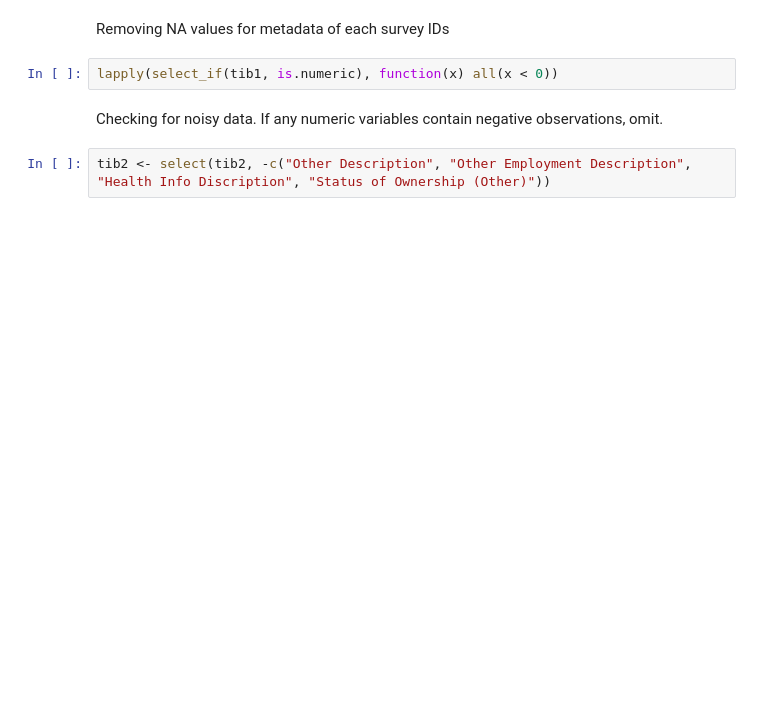
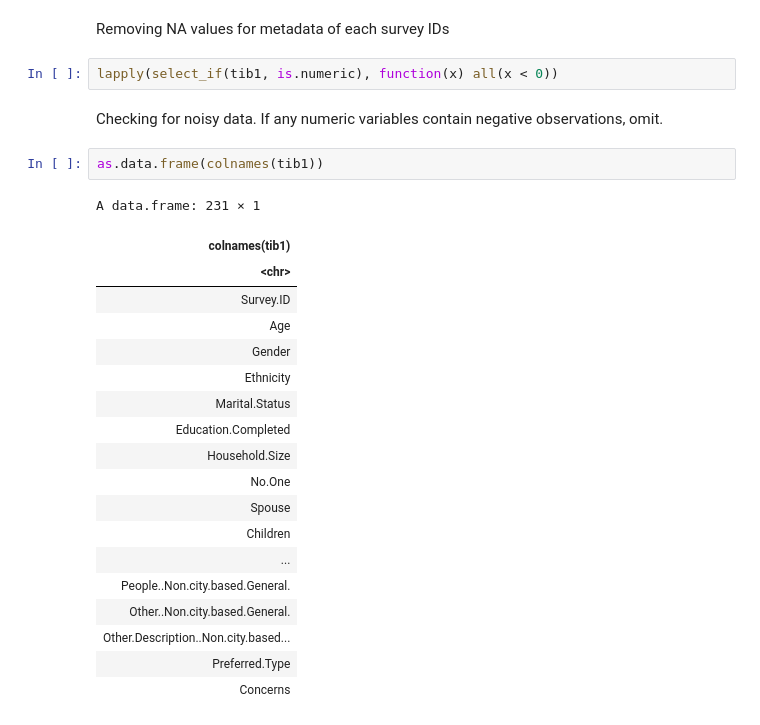
Before and after one commit to SelectBillyFromC/Project699, a Jupyter notebook: Project_699_R.ipynb, the cells around one changed output. Drawn from its saved outputs; the diff is of its cells as text; blank space fills up the shorter version.

```diff
--- a/Project_699_R.ipynb
+++ b/Project_699_R.ipynb
@@ -110,5 +93,25 @@ Removing NA values for metadata of each survey IDs
 lapply(select_if(tib1, is.numeric), function(x) all(x < 0))
 # %% [markdown]
 Checking for noisy data. If any numeric variables contain negative observations, omit.
-# %%
-tib2 <- select(tib2, -c("Other Description", "Other Employment Description", "Health Info Discription", "Status of Ownership (Other)"))
+# %%
+as.data.frame(colnames(tib1))
+# %% [output]
+A data.frame: 231 × 1
+| colnames(tib1) |
+| <chr> |
+| Survey.ID |
+| Age |
+| Gender |
+| Ethnicity |
+| Marital.Status |
+| Education.Completed |
+| Household.Size |
+| No.One |
+| Spouse |
+| Children |
+| ... |
+| People..Non.city.based.General. |
+| Other..Non.city.based.General. |
+| Other.Description..Non.city.based... |
+| Preferred.Type |
+| Concerns |
```
Also changed, not shown: parts of 2 cells of this notebook.
